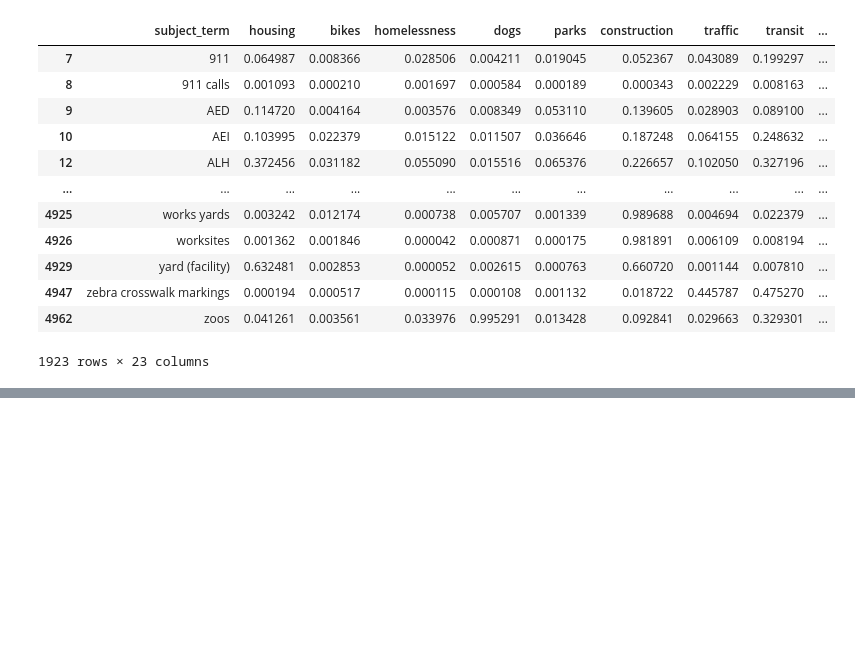
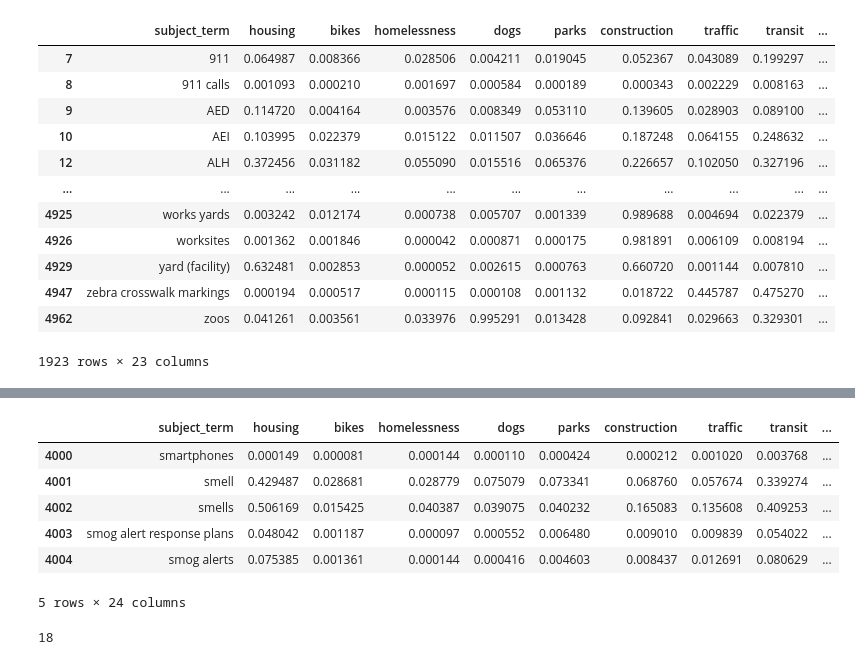
Before and after one commit to Khasir/civic-dashboard, a Jupyter notebook: ml/categories/notebooks/25-03-12-subject-term-grouping.ipynb, the cells around one changed output, grey strips where cells are left out. Cells and saved outputs as stored; diff of their text form; code cells hidden in the pictures; blank space fills up the shorter version.

Commit message:
add counts to subject term similarities

```diff
--- a/ml/categories/notebooks/25-03-12-subject-term-grouping.ipynb
+++ b/ml/categories/notebooks/25-03-12-subject-term-grouping.ipynb
@@ -249,0 +293,12 @@ top_terms
+# %%
+for cat in categories:
+    fig = px.histogram(
+        df,
+        x=cat,
+        marginal='rug',
+        nbins=20,
+        width=500,
+        height=500,
+        # color='max_cat'
+    )
+    fig.show()
@@ -249,0 +401,10 @@ top_terms
+# %%
+from collections import Counter
+
+count_terms = Counter()
+with open('all_items\\comma_separated_subject_terms.txt', 'r', encoding='utf-8') as file:
+    for line in file:
+        line = line.strip()
+        count_terms[line] += 1
+# %%
+sorted_terms = sorted(count_terms, reverse=True, key=lambda x: count_terms[x])
@@ -249,0 +417,3 @@ top_terms
+# %%
+for term in sorted_terms:
+    print(term, count_terms[term])
@@ -249,0 +456,15 @@ top_terms
+# %%
+df['count'] = [count_terms[term] for term in sorted(count_terms)]
+df.iloc[4000:4005]
+# %% [output]
+|  | subject_term | housing | bikes | homelessness | dogs | parks | construction | traffic | transit | ... |
+| 4000 | smartphones | 0.000149 | 0.000081 | 0.000144 | 0.000110 | 0.000424 | 0.000212 | 0.001020 | 0.003768 | ... |
+| 4001 | smell | 0.429487 | 0.028681 | 0.028779 | 0.075079 | 0.073341 | 0.068760 | 0.057674 | 0.339274 | ... |
+| 4002 | smells | 0.506169 | 0.015425 | 0.040387 | 0.039075 | 0.040232 | 0.165083 | 0.135608 | 0.409253 | ... |
+| 4003 | smog alert response plans | 0.048042 | 0.001187 | 0.000097 | 0.000552 | 0.006480 | 0.009010 | 0.009839 | 0.054022 | ... |
+| 4004 | smog alerts | 0.075385 | 0.001361 | 0.000144 | 0.000416 | 0.004603 | 0.008437 | 0.012691 | 0.080629 | ... |
+5 rows × 24 columns
+# %%
+count_terms['smell']
+# %% [output]
+18
```
Also changed, not shown: parts of 15 cells of this notebook.
